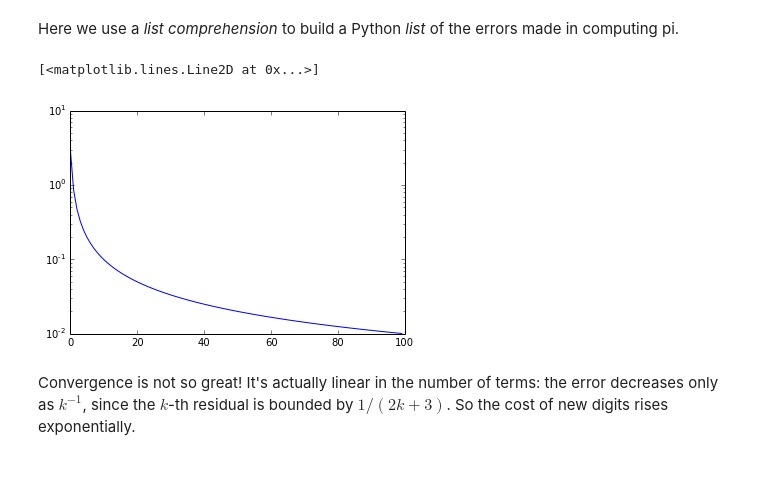
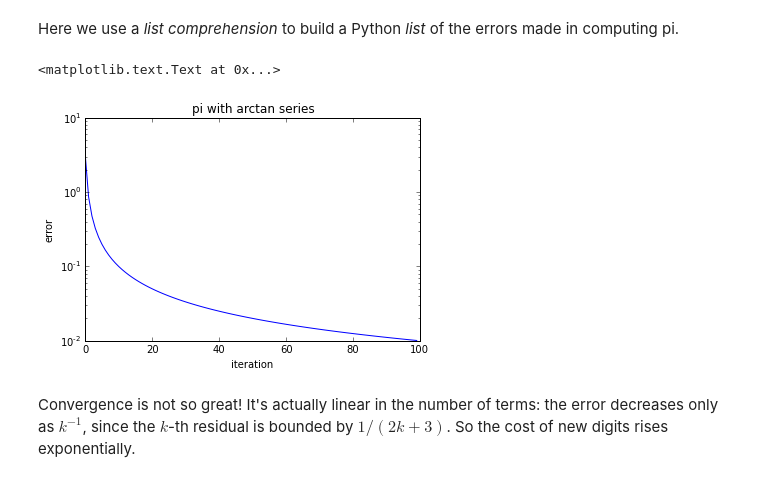
Before and after one commit to vallis/salon-lectures-2015, a Jupyter notebook: lectures-2015/lecture1-Python-introduction.ipynb, the cells around one changed output. Cells and saved outputs as stored; diff of their text form; code cells hidden in the pictures.

```diff
--- a/lectures-2015/lecture1-Python-introduction.ipynb
+++ b/lectures-2015/lecture1-Python-introduction.ipynb
@@ -139,8 +147,8 @@ After 100 terms, pi = 3.131593
 # %% [markdown]
 If we make this into a function, we can have some fun with it, such as monitor its convergence.
 # %%
-def piseries(terms):
-    return 4 * sum((-1.0)**n / (2*n+1) for n in xrange(terms))
+def pi_leibniz(terms):
+    return 4 * sum((-1.0)**n / (2*n+1) for n in range(terms))
 # %% [markdown]
 We need to _import_ a couple of modules. `math` to give us the exact value of pi, and `matplotlib` to plot its error.
 # %%
@@ -152,12 +160,17 @@ In iPython notebook, this magic makes sure that we can plot inside the notebook.
 %matplotlib inline
 # %% [markdown]
 Here we use a _list comprehension_ to build a Python _list_ of the errors made in computing pi.
-# %%
-dpi = [abs(piseries(i) - math.pi) for i in xrange(100)]
-
-mp.semilogy(dpi)
-# %% [output]
-[<matplotlib.lines.Line2D at 0x...>]
-[figure, removed]
+# %%
+error_leibniz = [abs(pi_leibniz(i) - math.pi) for i in range(100)]
+
+mp.semilogy(error_leibniz)
+
+# show what we're plotting
+mp.xlabel('iteration')
+mp.ylabel('error')
+mp.title('pi with arctan series')
+# %% [output]
+<matplotlib.text.Text at 0x...>
+[figure, added]
 # %% [markdown]
 Convergence is not so great! It's actually linear in the number of terms: the error decreases only as $k^{-1}$, since the $k$-th residual is bounded by $1/(2k+3)$. So the cost of new digits rises exponentially.
```
Also changed, not shown: parts of 98 cells of this notebook, 3 other files.
